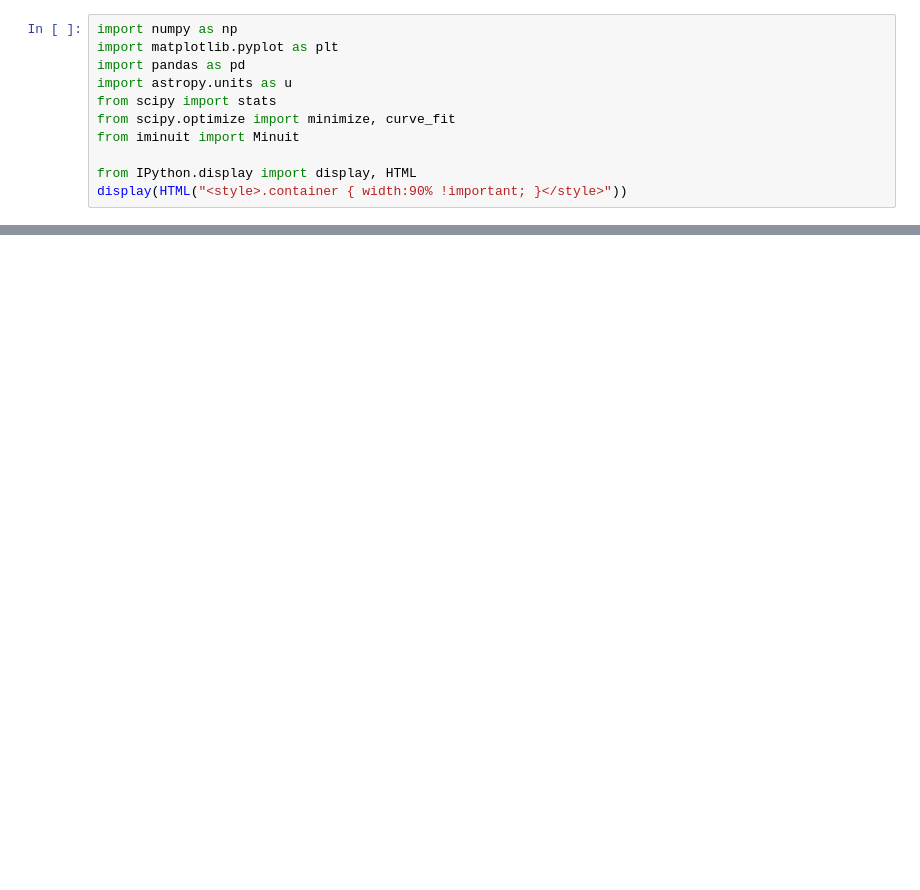
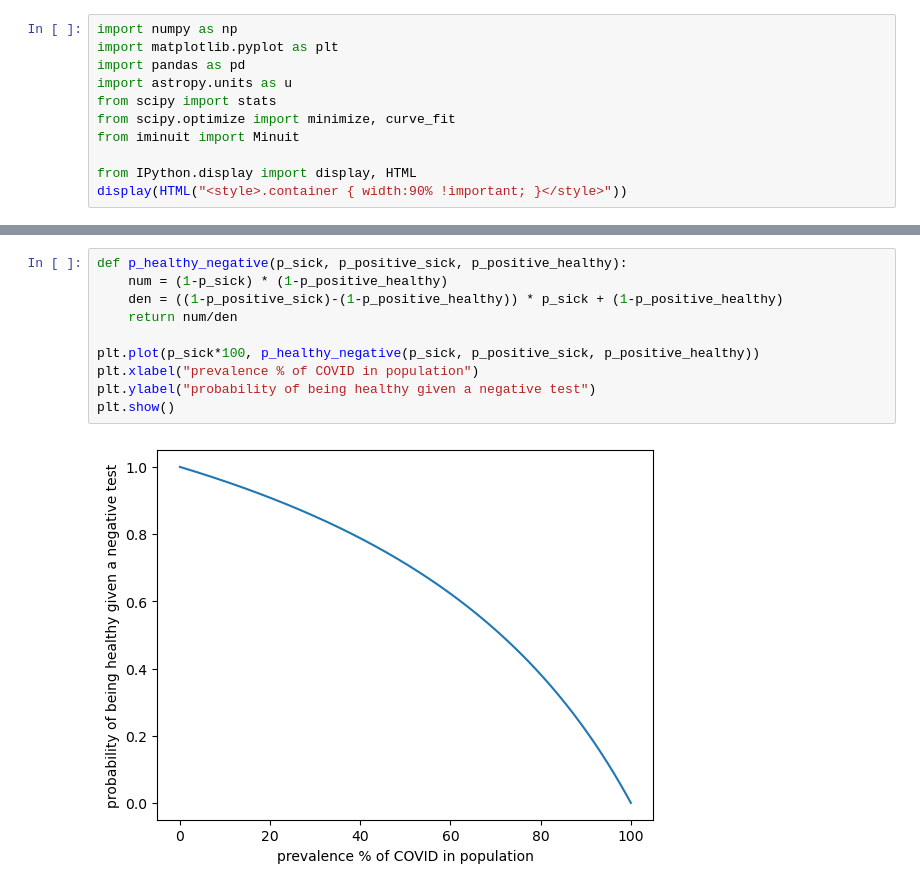
Before and after one commit to aotownsend/StatMethods2022, a Jupyter notebook: submissions/week8/annanay_week8.ipynb, the cells around one changed output, grey strips where cells are left out. Cells and saved outputs as stored; diff of their text form; blank space fills up the shorter version.

```diff
--- a/submissions/week8/annanay_week8.ipynb
+++ b/submissions/week8/annanay_week8.ipynb
@@ -158,0 +221,12 @@ variance of chi2 values: 42.33
+# %%
+def p_healthy_negative(p_sick, p_positive_sick, p_positive_healthy):
+    num = (1-p_sick) * (1-p_positive_healthy)
+    den = ((1-p_positive_sick)-(1-p_positive_healthy)) * p_sick + (1-p_positive_healthy)
+    return num/den
+
+plt.plot(p_sick*100, p_healthy_negative(p_sick, p_positive_sick, p_positive_healthy))
+plt.xlabel("prevalence % of COVID in population")
+plt.ylabel("probability of being healthy given a negative test")
+plt.show()
+# %% [output]
+[figure, added]
```
Also changed, not shown: parts of 9 cells of this notebook.
